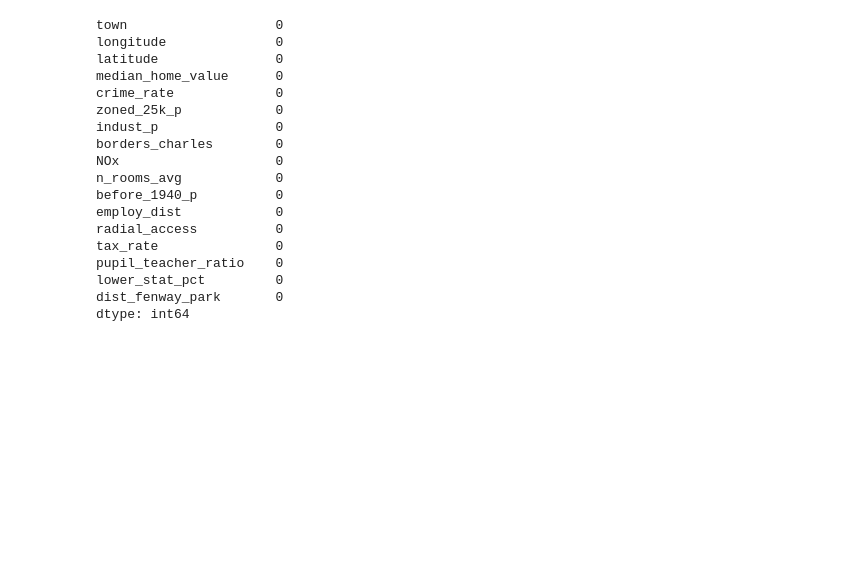
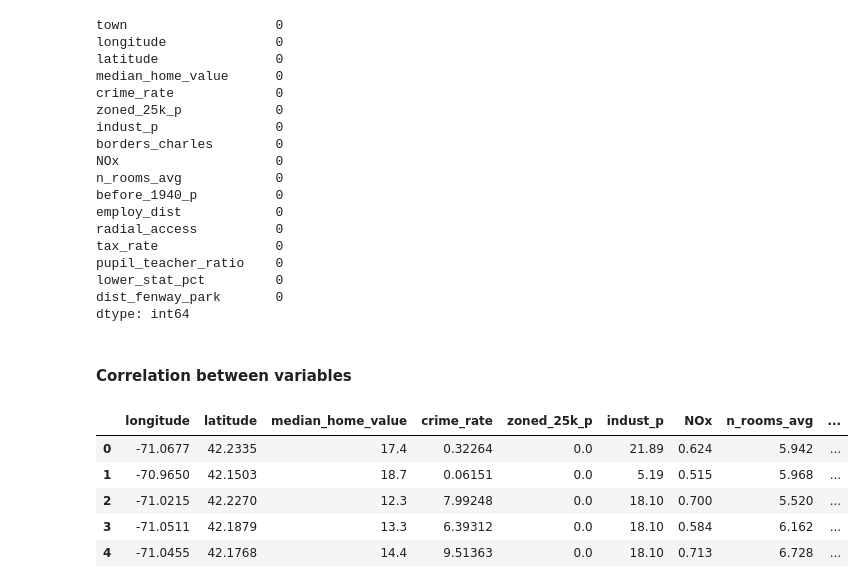
Before and after one commit to Darknight47/Regression, a Jupyter notebook: Simple Linear Regression/simple_linear_reg.ipynb, the cells around one changed output. Saved outputs shown, nothing was run; the diff lists cells and outputs as text; code cells hidden in the pictures; blank space fills up the shorter version.

```diff
--- a/Simple Linear Regression/simple_linear_reg.ipynb
+++ b/Simple Linear Regression/simple_linear_reg.ipynb
@@ -133,3 +134,5 @@ pupil_teacher_ratio    0
 lower_stat_pct         0
 dist_fenway_park       0
 dtype: int64
+# %% [markdown]
+#### Correlation between variables
@@ -135,0 +143,9 @@ dtype: int64
+# %%
+boston_numerical_features.head()
+# %% [output]
+|  | longitude | latitude | median_home_value | crime_rate | zoned_25k_p | indust_p | NOx | n_rooms_avg | ... |
+| 0 | -71.0677 | 42.2335 | 17.4 | 0.32264 | 0.0 | 21.89 | 0.624 | 5.942 | ... |
+| 1 | -70.9650 | 42.1503 | 18.7 | 0.06151 | 0.0 | 5.19 | 0.515 | 5.968 | ... |
+| 2 | -71.0215 | 42.2270 | 12.3 | 7.99248 | 0.0 | 18.10 | 0.700 | 5.520 | ... |
+| 3 | -71.0511 | 42.1879 | 13.3 | 6.39312 | 0.0 | 18.10 | 0.584 | 6.162 | ... |
+| 4 | -71.0455 | 42.1768 | 14.4 | 9.51363 | 0.0 | 18.10 | 0.713 | 6.728 | ... |
```
Also changed, not shown: parts of 4 cells of this notebook.
